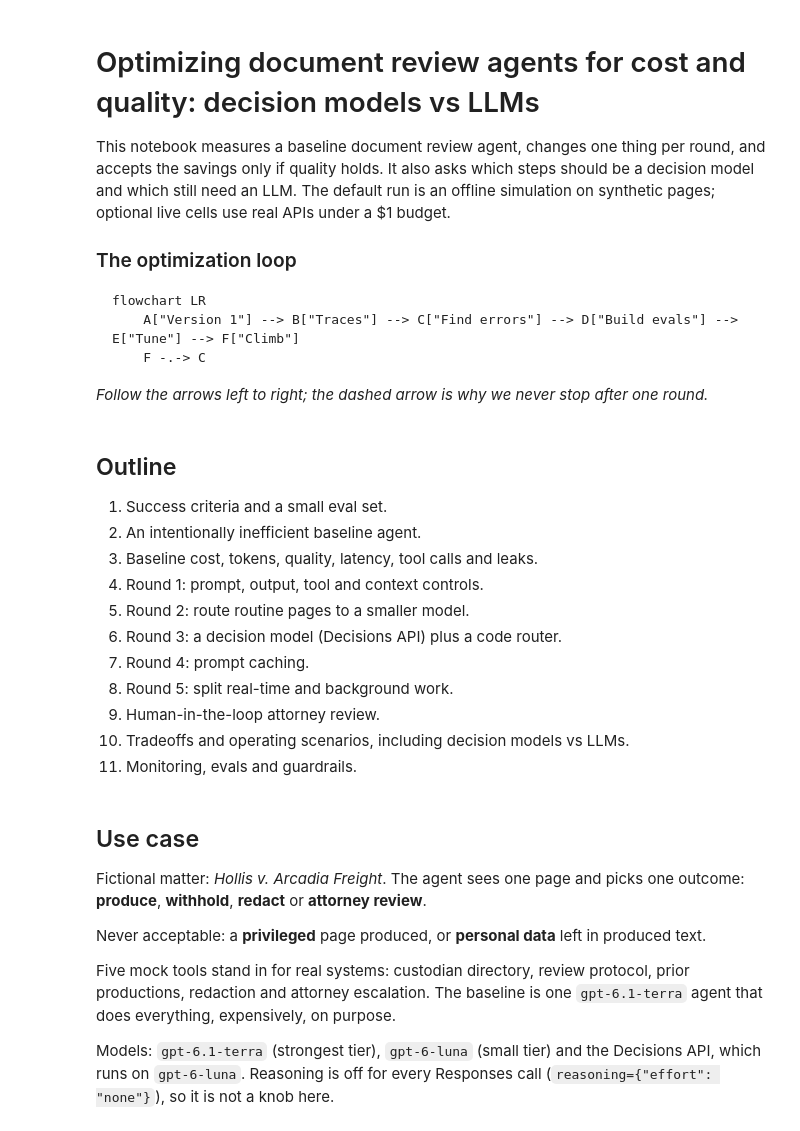
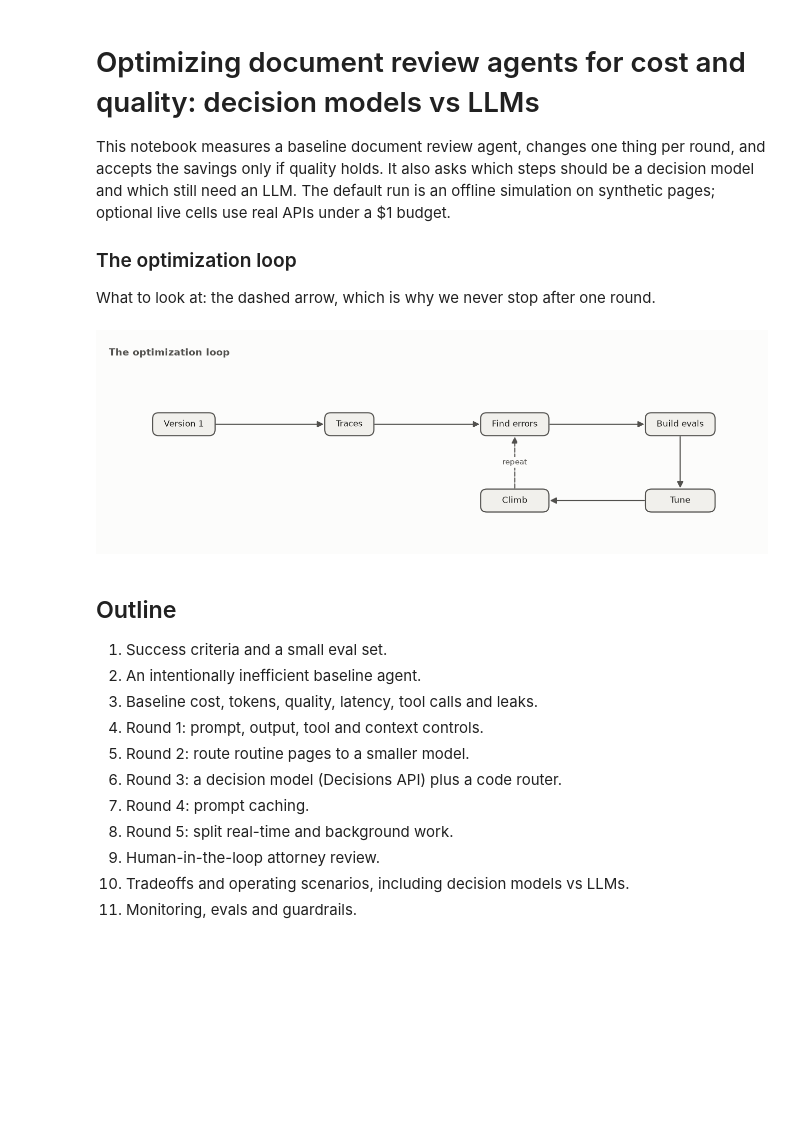
Before and after one commit to gduchidze-ship-it/datafest-agent-opt, a Jupyter notebook: notebooks/optimizing_document_review_agents_for_cost_and_quality.ipynb, the cells around one changed output. Drawn from its saved outputs; the diff is of its cells as text; code cells hidden in the pictures; blank space fills up the shorter version.

````diff
--- a/notebooks/optimizing_document_review_agents_for_cost_and_quality.ipynb
+++ b/notebooks/optimizing_document_review_agents_for_cost_and_quality.ipynb
@@ -5,35 +5,25 @@ This notebook measures a baseline document review agent, changes one thing per r
 
 ### The optimization loop
 
-```mermaid
-flowchart LR
-    A["Version 1"] --> B["Traces"] --> C["Find errors"] --> D["Build evals"] --> E["Tune"] --> F["Climb"]
-    F -.-> C
-```
-
-*Follow the arrows left to right; the dashed arrow is why we never stop after one round.*
+What to look at: the dashed arrow, which is why we never stop after one round.
-# %% [markdown]
-## Outline
-
-1. Success criteria and a small eval set.
-2. An intentionally inefficient baseline agent.
-3. Baseline cost, tokens, quality, latency, tool calls and leaks.
-4. Round 1: prompt, output, tool and context controls.
-5. Round 2: route routine pages to a smaller model.
-6. Round 3: a decision model (Decisions API) plus a code router.
-7. Round 4: prompt caching.
-8. Round 5: split real-time and background work.
-9. Human-in-the-loop attorney review.
-10. Tradeoffs and operating scenarios, including decision models vs LLMs.
-11. Monitoring, evals and guardrails.
+# %%
+from doc_review_opt.diagrams import draw_diagram
+
+draw_diagram("optimization_loop")
+# %% [output]
+[figure, added]
 # %% [markdown]
-## Use case
+## Outline
 
-Fictional matter: *Hollis v. Arcadia Freight*. The agent sees one page and picks one outcome: **produce**, **withhold**, **redact** or **attorney review**.
-
-Never acceptable: a **privileged** page produced, or **personal data** left in produced text.
-
-Five mock tools stand in for real systems: custodian directory, review protocol, prior productions, redaction and attorney escalation. The baseline is one `gpt-6.1-terra` agent that does everything, expensively, on purpose.
-
-Models: `gpt-6.1-terra` (strongest tier), `gpt-6-luna` (small tier) and the Decisions API, which runs on `gpt-6-luna`. Reasoning is off for every Responses call (`reasoning={"effort": "none"}`), so it is not a knob here.
+1. Success criteria and a small eval set.
+2. An intentionally inefficient baseline agent.
+3. Baseline cost, tokens, quality, latency, tool calls and leaks.
+4. Round 1: prompt, output, tool and context controls.
+5. Round 2: route routine pages to a smaller model.
+6. Round 3: a decision model (Decisions API) plus a code router.
+7. Round 4: prompt caching.
+8. Round 5: split real-time and background work.
+9. Human-in-the-loop attorney review.
+10. Tradeoffs and operating scenarios, including decision models vs LLMs.
+11. Monitoring, evals and guardrails.
 # %% [markdown]
````
Also changed, not shown: parts of 260 cells of this notebook, 11 other files.
